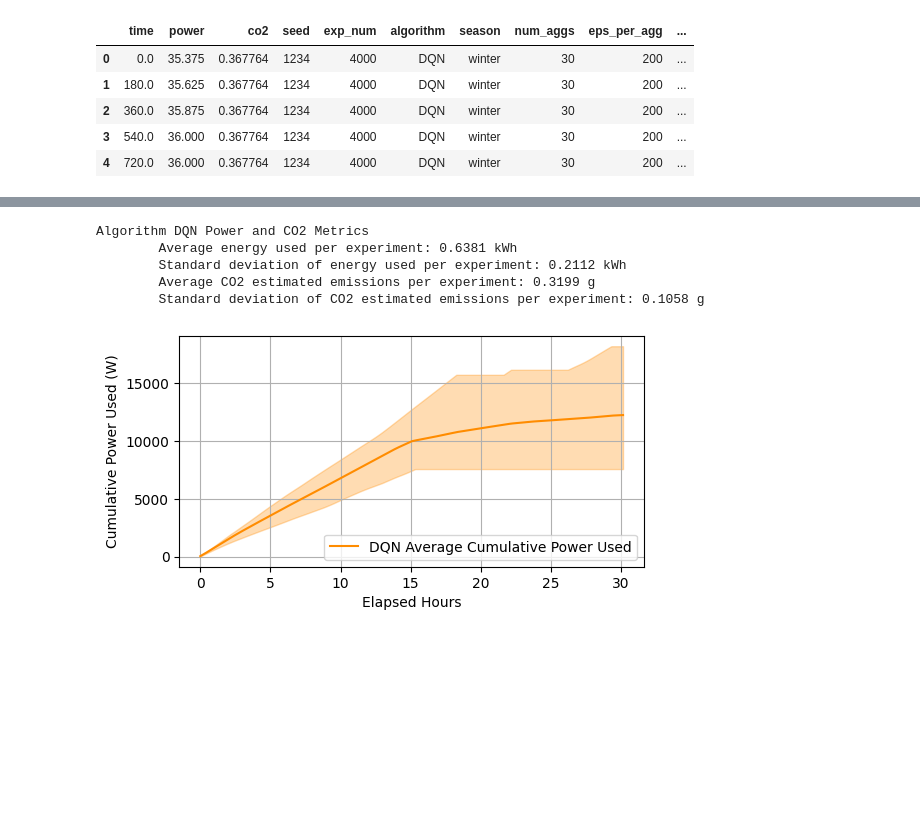
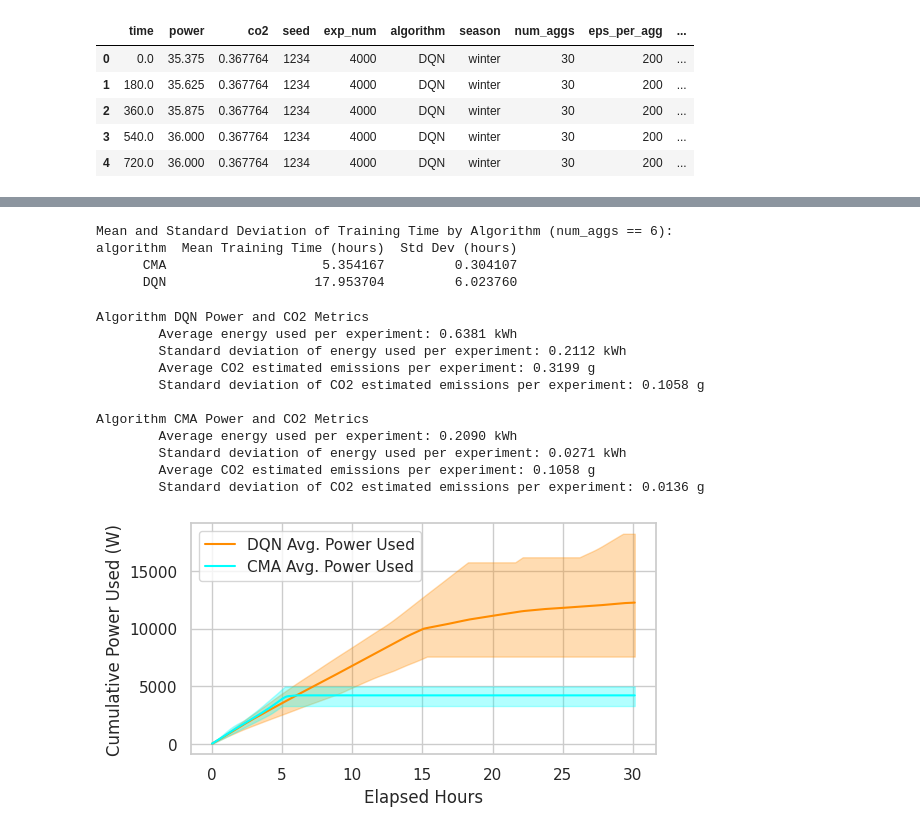
Before and after one commit to LucasHartmanWestern/rl-for-vrp-csp, a Jupyter notebook: experiments/Part 6 Figures.ipynb, the cells around one changed output, grey strips where cells are left out. Drawn from its saved outputs; the diff is of its cells as text; code cells hidden in the pictures; blank space fills up the shorter version.

```diff
--- a/experiments/Part 6 Figures.ipynb
+++ b/experiments/Part 6 Figures.ipynb
@@ -17,7 +17,7 @@ colors = {
     "ODT": 'blueviolet'
 }
 # %%
-experiments = range(4000, 4036)
+experiments = range(4000, 4107)
 target_agg_count = 6
 
 exp_power_data = []
@@ -108,6 +108,14 @@ df_power['time'] = df_power.groupby('exp_num')['time'].transform(lambda x: (x -
 
 df_power['co2'] = df_power['co2'] * 1000 # Convert to grams
 
+# Convert 3 aggs to 1 for CMA
+df_power['num_aggs'] = np.where(
+    (df_power['num_aggs'] == 3) &
+    (df_power['algorithm'] == 'CMA'),
+    1,
+    df_power['num_aggs']
+)
+
 # Display the first few rows of the updated DataFrame
 df_power.head()
 # %% [output]
@@ -183,3 +211,24 @@ g.legend.set_title("")
+# %%
+# Filter the final_times DataFrame for num_aggs == '6'
+agg_6 = final_times[final_times['num_aggs'] == '6'].copy()
+
+# Convert 'time' from seconds to hours
+agg_6['time_hours'] = agg_6['time'] / 3600  # 3600 seconds in an hour
+
+# Group by 'algorithm' and calculate mean and standard deviation of 'time_hours'
+stats = agg_6.groupby('algorithm')['time_hours'].agg(['mean', 'std']).reset_index()
+
+# Rename columns for clarity
+stats.rename(columns={'mean': 'Mean Training Time (hours)', 'std': 'Std Dev (hours)'}, inplace=True)
+
+# Print the results
+print("\nMean and Standard Deviation of Training Time by Algorithm (num_aggs == 6):")
+print(stats.to_string(index=False))
+# %% [output]
+Mean and Standard Deviation of Training Time by Algorithm (num_aggs == 6):
+algorithm  Mean Training Time (hours)  Std Dev (hours)
+      CMA                    5.354167         0.304107
+      DQN                   17.953704         6.023760
 # %%
 # Function to calculate energy in kWh for a single experiment
 def calculate_energy_kWh(exp_data):
@@ -255,6 +304,12 @@ Algorithm DQN Power and CO2 Metrics
         Standard deviation of energy used per experiment: 0.2112 kWh
         Average CO2 estimated emissions per experiment: 0.3199 g
         Standard deviation of CO2 estimated emissions per experiment: 0.1058 g
+
+Algorithm CMA Power and CO2 Metrics
+        Average energy used per experiment: 0.2090 kWh
+        Standard deviation of energy used per experiment: 0.0271 kWh
+        Average CO2 estimated emissions per experiment: 0.1058 g
+        Standard deviation of CO2 estimated emissions per experiment: 0.0136 g
 # %%
 plt.figure(figsize=(6, 3))
 
@@ -300,33 +355,36 @@ for algo in df_power['algorithm'].unique():
     interp_cumulative_powers = np.array(interp_cumulative_powers)
 
     # Compute min, max, mean at each time point
     min_cumulative_power = np.min(interp_cumulative_powers, axis=0)
     max_cumulative_power = np.max(interp_cumulative_powers, axis=0)
     mean_cumulative_power = np.mean(interp_cumulative_powers, axis=0)
 
     # Convert time from seconds to hours
     time_grid_hours = time_grid / 3600.0
 
     # Plotting
     plt.fill_between(
         time_grid_hours,
         min_cumulative_power,
         max_cumulative_power,
         color=colors[algo],
         alpha=0.3
     )
     plt.plot(
         time_grid_hours,
         mean_cumulative_power,
         color=colors[algo],
-        label=f'{algo} Average Cumulative Power Used'
+        label=f'{algo} Avg. Power Used'
     )
 
 plt.xlabel('Elapsed Hours')
 plt.ylabel('Cumulative Power Used (W)')
 #plt.title('Cumulative Power Used During Training')
-plt.legend(loc='lower right')
+plt.legend(loc='upper left')
 plt.grid(True)
+
+plt.savefig('./Figures/power_used.png', dpi=300, bbox_inches='tight')
+
 plt.show()
 # %% [output]
-[figure, old version]
+[figure, new version]
```
Also changed, not shown: parts of 4 cells of this notebook, 13 other files.
